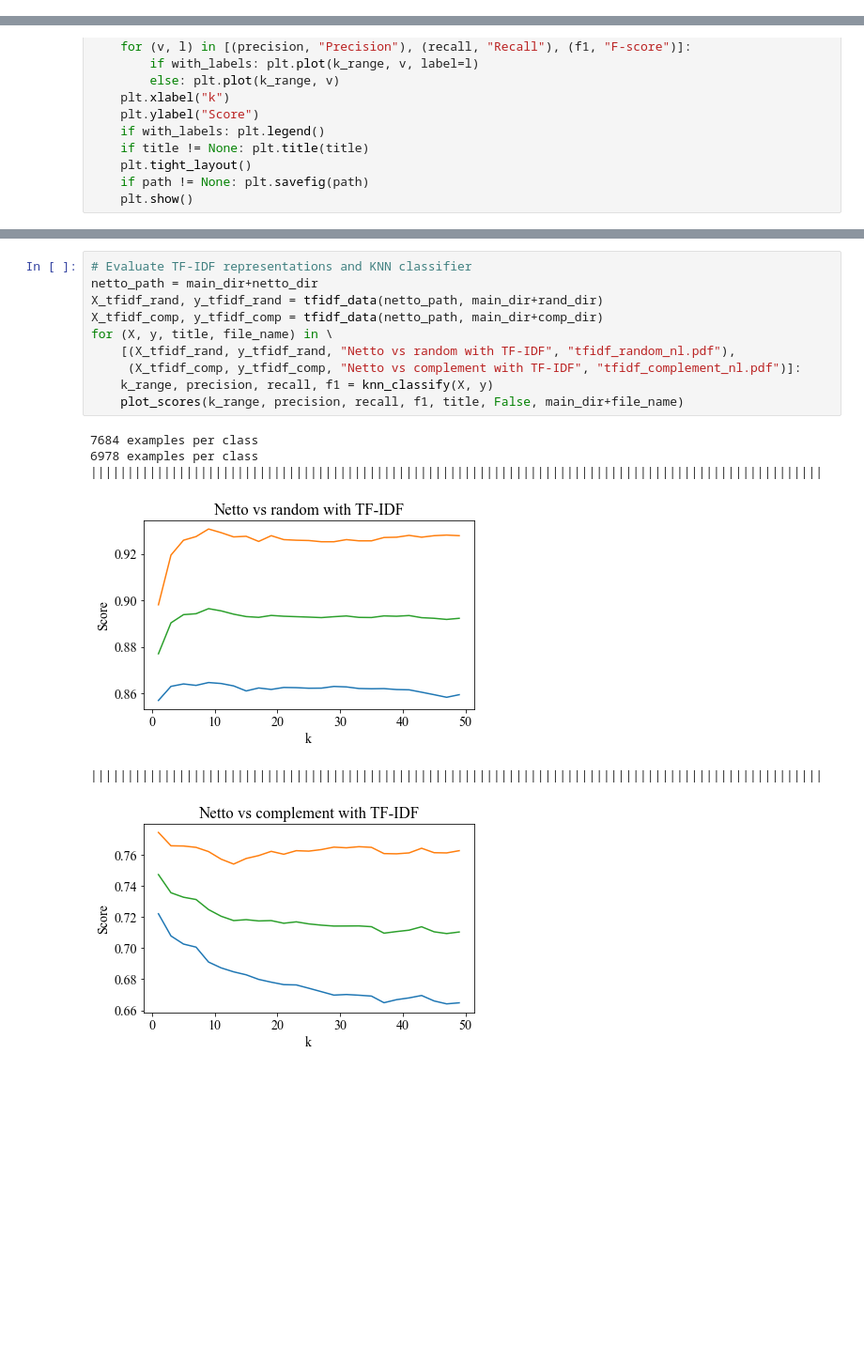
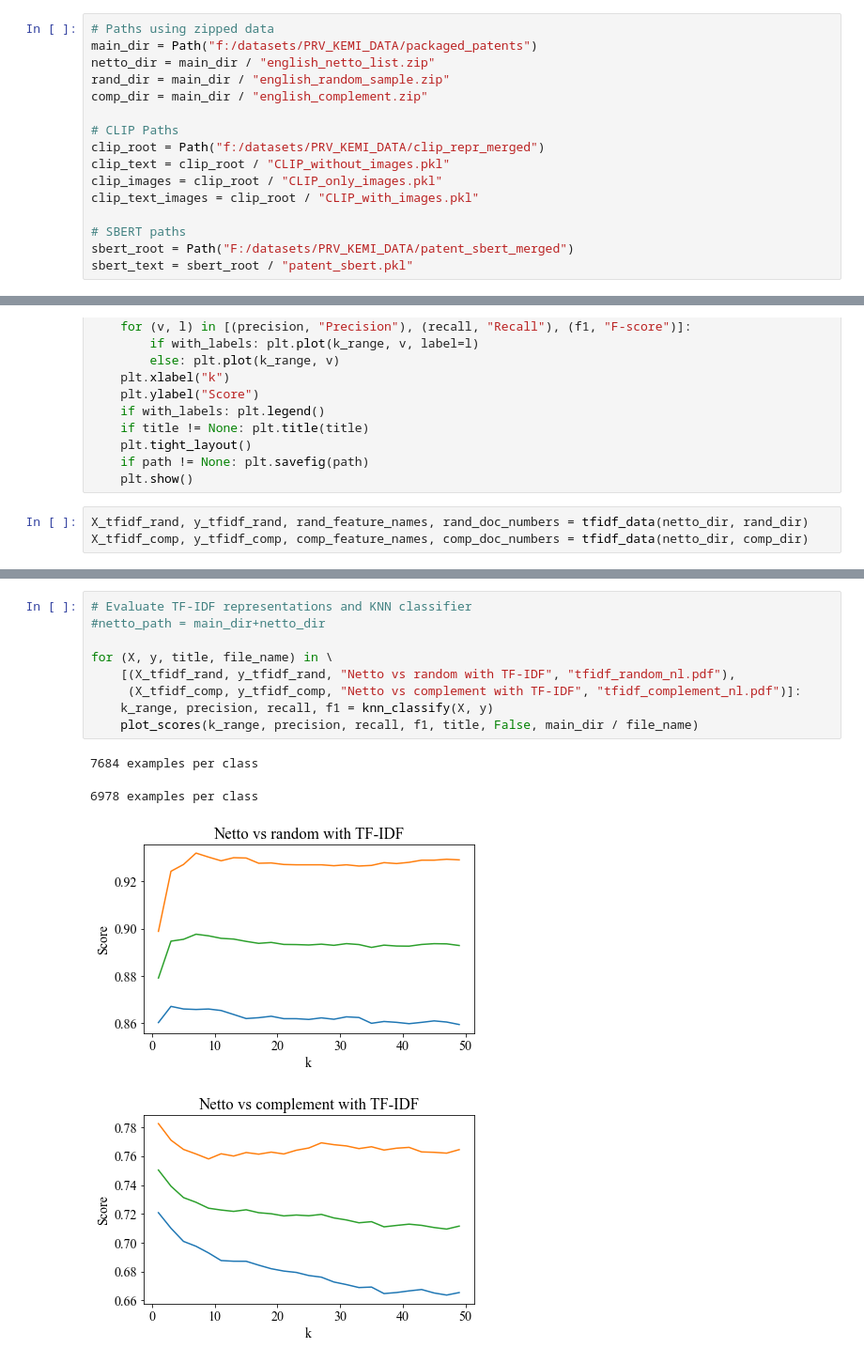
Before and after one commit to eryl/prv_kemi, a Jupyter notebook: notebooks/patent_classification.ipynb, the cells around one changed output, grey strips where cells are left out. Shown at 94% size. Cells and saved outputs as stored; diff of their text form; blank space fills up the shorter version.

Commit message:
Switched to using Path objects and added SBERT. Also added classification pipeline for two simple models

```diff
--- a/notebooks/patent_classification.ipynb
+++ b/notebooks/patent_classification.ipynb
@@ -30,2 +36,18 @@ clip_text_images = "CLIP_with_images.pkl"
+# %%
+# Paths using zipped data
+main_dir = Path("f:/datasets/PRV_KEMI_DATA/packaged_patents")
+netto_dir = main_dir / "english_netto_list.zip"
+rand_dir = main_dir / "english_random_sample.zip"
+comp_dir = main_dir / "english_complement.zip"
+
+# CLIP Paths
+clip_root = Path("f:/datasets/PRV_KEMI_DATA/clip_repr_merged")
+clip_text = clip_root / "CLIP_without_images.pkl"
+clip_images = clip_root / "CLIP_only_images.pkl"
+clip_text_images = clip_root / "CLIP_with_images.pkl"
+
+# SBERT paths
+sbert_root = Path("F:/datasets/PRV_KEMI_DATA/patent_sbert_merged")
+sbert_text = sbert_root / "patent_sbert.pkl"
 # %%
 # Load JSON files
@@ -98,3 +157,6 @@ def plot_scores(k_range, precision, recall, f1, title=None, with_labels=False, p
     plt.tight_layout()
     if path != None: plt.savefig(path)
     plt.show()
+# %%
+X_tfidf_rand, y_tfidf_rand, rand_feature_names, rand_doc_numbers = tfidf_data(netto_dir, rand_dir)
+X_tfidf_comp, y_tfidf_comp, comp_feature_names, comp_doc_numbers = tfidf_data(netto_dir, comp_dir)
@@ -101,20 +170,17 @@ def plot_scores(k_range, precision, recall, f1, title=None, with_labels=False, p
 # %%
 # Evaluate TF-IDF representations and KNN classifier
-netto_path = main_dir+netto_dir
-X_tfidf_rand, y_tfidf_rand = tfidf_data(netto_path, main_dir+rand_dir)
-X_tfidf_comp, y_tfidf_comp = tfidf_data(netto_path, main_dir+comp_dir)
+#netto_path = main_dir+netto_dir
+
 for (X, y, title, file_name) in \
     [(X_tfidf_rand, y_tfidf_rand, "Netto vs random with TF-IDF", "tfidf_random_nl.pdf"),
      (X_tfidf_comp, y_tfidf_comp, "Netto vs complement with TF-IDF", "tfidf_complement_nl.pdf")]:
     k_range, precision, recall, f1 = knn_classify(X, y)
-    plot_scores(k_range, precision, recall, f1, title, False, main_dir+file_name)
+    plot_scores(k_range, precision, recall, f1, title, False, main_dir / file_name)
 # %% [output]
 7684 examples per class
-6978 examples per class
-||||||||||||||||||||||||||||||||||||||||||||||||||||||||||||||||||||||||||||||||||||||||||||||||||||
+6978 examples per class
-[figure, old version]
+[figure, new version]
-||||||||||||||||||||||||||||||||||||||||||||||||||||||||||||||||||||||||||||||||||||||||||||||||||||
-[figure, old version]
+[figure, new version]
 # %%
 # Evaluate CLIP representations and KNN classifier
 for (neg_label, in_file, out_file, title) in \
```
Also changed, not shown: parts of 22 cells of this notebook.
